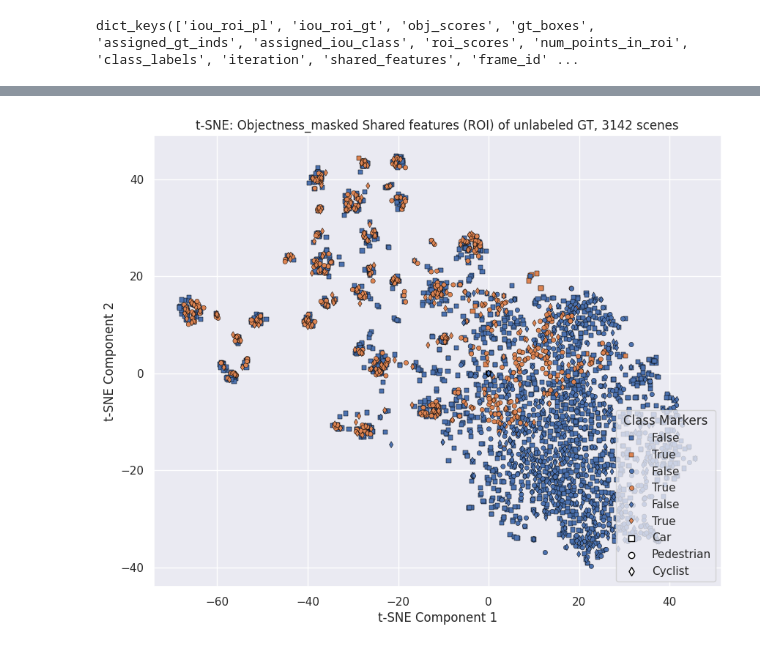
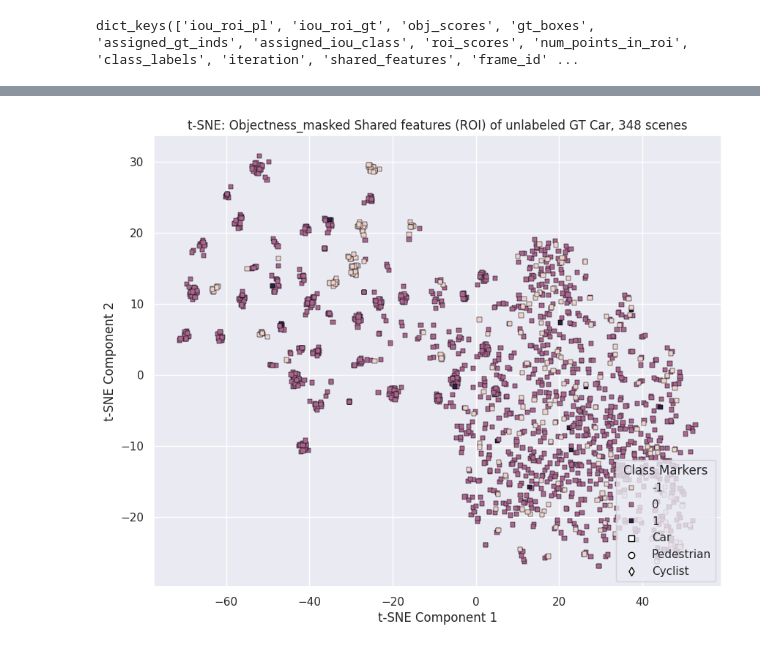
Before and after one commit to adv010/OpenPCDet, a Jupyter notebook: Tsne_feature_3diou_org.ipynb, the cells around one changed output, grey strips where cells are left out. Cells and saved outputs as stored; diff of their text form; code cells hidden in the pictures.

Commit message:
TSNes with masking , revised pkl strategy

```diff
--- a/Tsne_feature_3diou_org.ipynb
+++ b/Tsne_feature_3diou_org.ipynb
@@ -153,0 +108,5 @@ print(len(ulb_gt_conf_scores))
+# %%
+# To CPU
+for i in range(len(snapshot_gt_data['gt_obj_scores'])):
+    snapshot_gt_data['gt_obj_scores'][i] = snapshot_gt_data['gt_obj_scores'][i].cpu()
+    snapshot_gt_data['ori_gt_boxes'][i] = snapshot_gt_data['ori_gt_boxes'][i].cpu()
@@ -154,3 +145,13 @@ print(len(ulb_gt_conf_scores))
+# %%
+import numpy as np
+
+lbl_gt_obj_scores= np.concatenate(labeled_gt_obj_scores_list)
+lbl_gt_classes = np.concatenate(labeled_gt_classes_list)
+lbl_gt_sh_ft = np.concatenate(labeled_gt_sh_ft_list)
+
+ulb_gt_obj_scores= np.concatenate(unlabeled_gt_obj_scores_list)
+ulb_gt_classes = np.concatenate(unlabeled_gt_classes_list)
+ulb_gt_sh_ft = np.concatenate(unlabeled_gt_sh_ft_list)
 # %%
 import numpy as np
 import matplotlib.pyplot as plt
@@ -223,52 +276,50 @@ from sklearn.manifold import TSNE
 from sklearn.preprocessing import StandardScaler
 
 # Create a sample dataset
-x = ulb_shared_features_gt
-y = ulb_ori_gt_classes.astype(int)
-conf_scores = ulb_gt_conf_scores
+x = ulb_gt_sh_ft
+y = ulb_gt_classes.astype(int)
+conf_scores = ulb_gt_obj_scores
 gt_iou_thresh = np.array([0.7, 0.5, 0.5])
 # Normalize the features
 scaler = StandardScaler()
 x_normalized = scaler.fit_transform(x)
 
 # Perform t-SNE on normalized features
-tsne = TSNE(n_components=2, perplexity=50, learning_rate='auto', n_iter=1500, random_state=0)
+tsne = TSNE(n_components=2, perplexity=30, learning_rate='auto', n_iter=1500, random_state=0)
 x_tsne = tsne.fit_transform(x_normalized)
-x_tsne_dict, y_tsne_dict = get_objectness_tp_fp(x_tsne, y, conf_scores, gt_iou_thresh)
-tp_fp_labels = y_tsne_dict[0] + y_tsne_dict[1] + y_tsne_dict[2]
-# tp_fp_labels[tp_fp_labels] = 'TP'
-# tp_fp_labels[~tp_fp_labels] = 'FP'
-# Set seaborn style
+tsne_colors = get_objectness_tp_fp(x_tsne, y, conf_scores, gt_iou_thresh)
+
 sns.set(style='darkgrid')
 
 # Define marker styles
 markers = ["s","o","d"]
 
 
 plt.figure(figsize=(10, 8))
 # Plot t-SNE components
 start=0
-while start < 3:
-    sns.scatterplot(x = x_tsne_dict[start][:, 0], y = x_tsne_dict[start][:, 1], marker = markers[start], s = 20, edgecolor = 'black', hue = tp_fp_labels, legend= True)
+while start < 1:
+    key = str(start)
+    sns.scatterplot(x = x_tsne[:, 0], y =  x_tsne[:, 1], marker = markers[start], s = 20, edgecolor = 'black', hue = tsne_colors[key], legend= True)
     start+=1
 
 
 # Set labels and title
 plt.xlabel('t-SNE Component 1')
 plt.ylabel('t-SNE Component 2')
-title = f"t-SNE: Objectness_masked Shared features (ROI) of unlabeled GT, {np.unique(ulb_frame_ids).shape[0]} scenes"
+title = f"t-SNE: Objectness_masked Shared features (ROI) of unlabeled GT Car, {np.unique(ulb_frame_ids).shape[0]} scenes"
 plt.title(title)
 
 class_names = ['Car', 'Pedestrian', 'Cyclist']
 # Plot dummy points with markers
 for marker, class_name in zip(markers, class_names):
     plt.scatter([], [], marker=marker, color='white', label=class_name,edgecolor = 'black')  # Set color to white
 # Create legend
 plt.legend(title='Class Markers', loc='lower right')  # Move legend to bottom right
 
 
 
 # Show plot
 plt.show()
 # %% [output]
-[figure, old version]
+[figure, new version]
```
Also changed, not shown: parts of 32 cells of this notebook, 4 other files.
